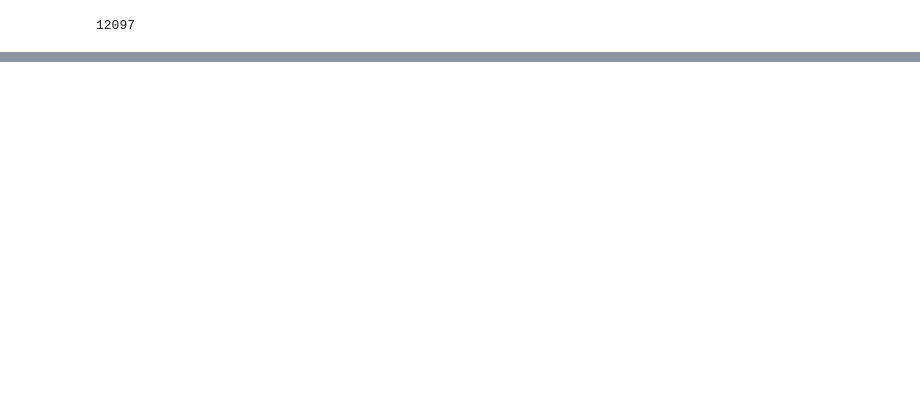
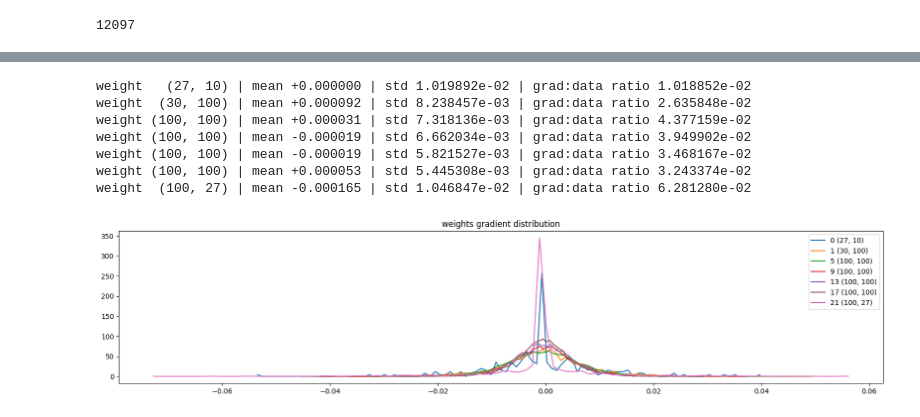
Before and after one commit to AdityaC4/learn-ML, a Jupyter notebook: makemore/3_build_makemore_mlp2.ipynb, the cells around one changed output, grey strips where cells are left out. Cells and saved outputs as stored; diff of their text form; code cells hidden in the pictures; blank space fills up the shorter version.

```diff
--- a/makemore/3_build_makemore_mlp2.ipynb
+++ b/makemore/3_build_makemore_mlp2.ipynb
@@ -316,0 +414,22 @@ class Tanh:
+# %%
+# visualize histograms
+plt.figure(figsize=(20, 4)) # width and height of the plot
+legends = []
+for i,p in enumerate(parameters):
+  t = p.grad
+  if p.ndim == 2:
+    print('weight %10s | mean %+f | std %e | grad:data ratio %e' % (tuple(p.shape), t.mean(), t.std(), t.std() / p.std()))
+    hy, hx = torch.histogram(t, density=True)
+    plt.plot(hx[:-1].detach(), hy.detach())
+    legends.append(f'{i} {tuple(p.shape)}')
+plt.legend(legends)
+plt.title('weights gradient distribution');
+# %% [output]
+weight   (27, 10) | mean +0.000000 | std 1.019892e-02 | grad:data ratio 1.018852e-02
+weight  (30, 100) | mean +0.000092 | std 8.238457e-03 | grad:data ratio 2.635848e-02
+weight (100, 100) | mean +0.000031 | std 7.318136e-03 | grad:data ratio 4.377159e-02
+weight (100, 100) | mean -0.000019 | std 6.662034e-03 | grad:data ratio 3.949902e-02
+weight (100, 100) | mean -0.000019 | std 5.821527e-03 | grad:data ratio 3.468167e-02
+weight (100, 100) | mean +0.000053 | std 5.445308e-03 | grad:data ratio 3.243374e-02
+weight  (100, 27) | mean -0.000165 | std 1.046847e-02 | grad:data ratio 6.281280e-02
+[figure, added]
```
Also changed, not shown: parts of 18 cells of this notebook, 1 other file.
